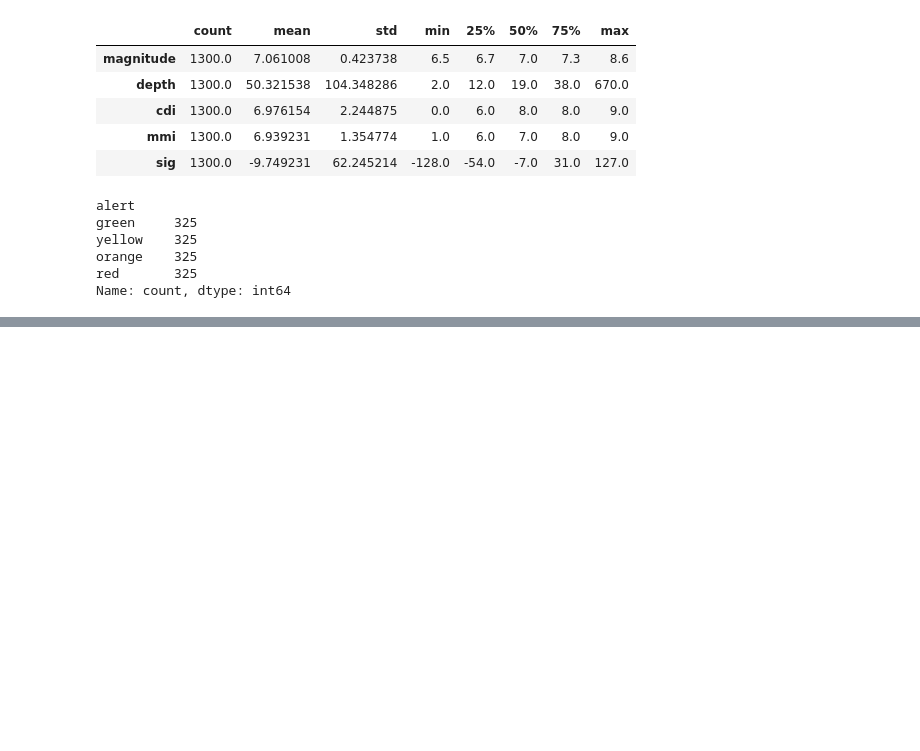
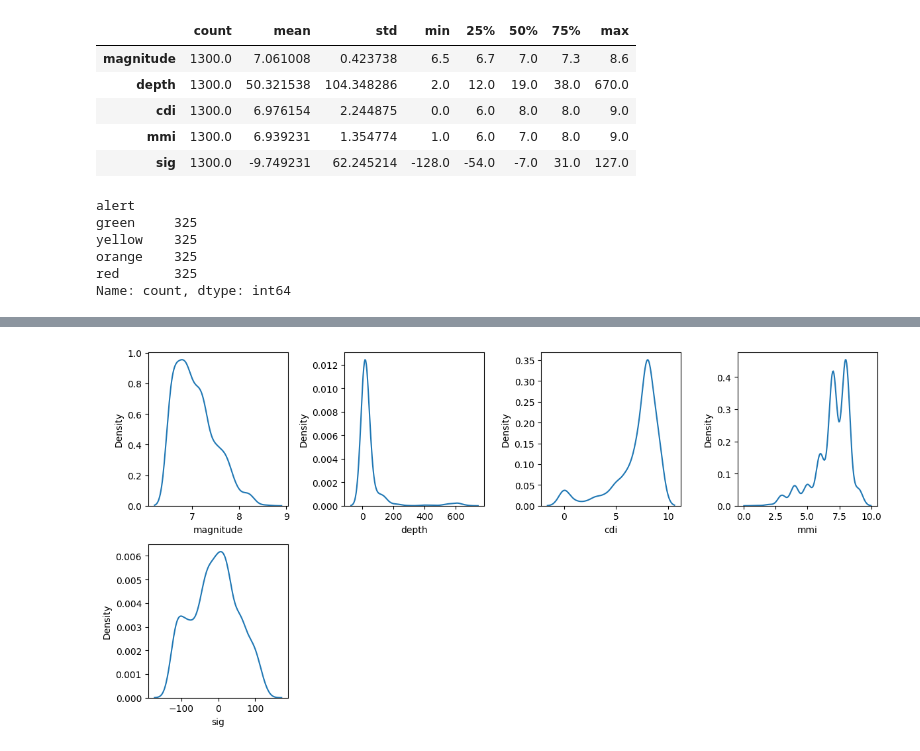
Before and after one commit to yashika3013/Earthquake-alert-prediction-dataset, a Jupyter notebook: experiment/file.ipynb, the cells around one changed output, grey strips where cells are left out. Cells and saved outputs as stored; diff of their text form; code cells hidden in the pictures; blank space fills up the shorter version.

```diff
--- a/experiment/file.ipynb
+++ b/experiment/file.ipynb
@@ -37,0 +121,14 @@ Name: count, dtype: int64
+# %%
+num_cols = df.select_dtypes(include=np.number).columns.tolist()
+cat_cols = ['alert']
+# %%
+plt.figure(figsize=(12,6))
+t = 1
+for i in num_cols:
+    plt.subplot(2,4,t)
+    sns.kdeplot(x=df[i])
+    t+=1
+plt.tight_layout()
+plt.show()
+# %% [output]
+[figure, added]
```
Also changed, not shown: parts of 23 cells of this notebook.
